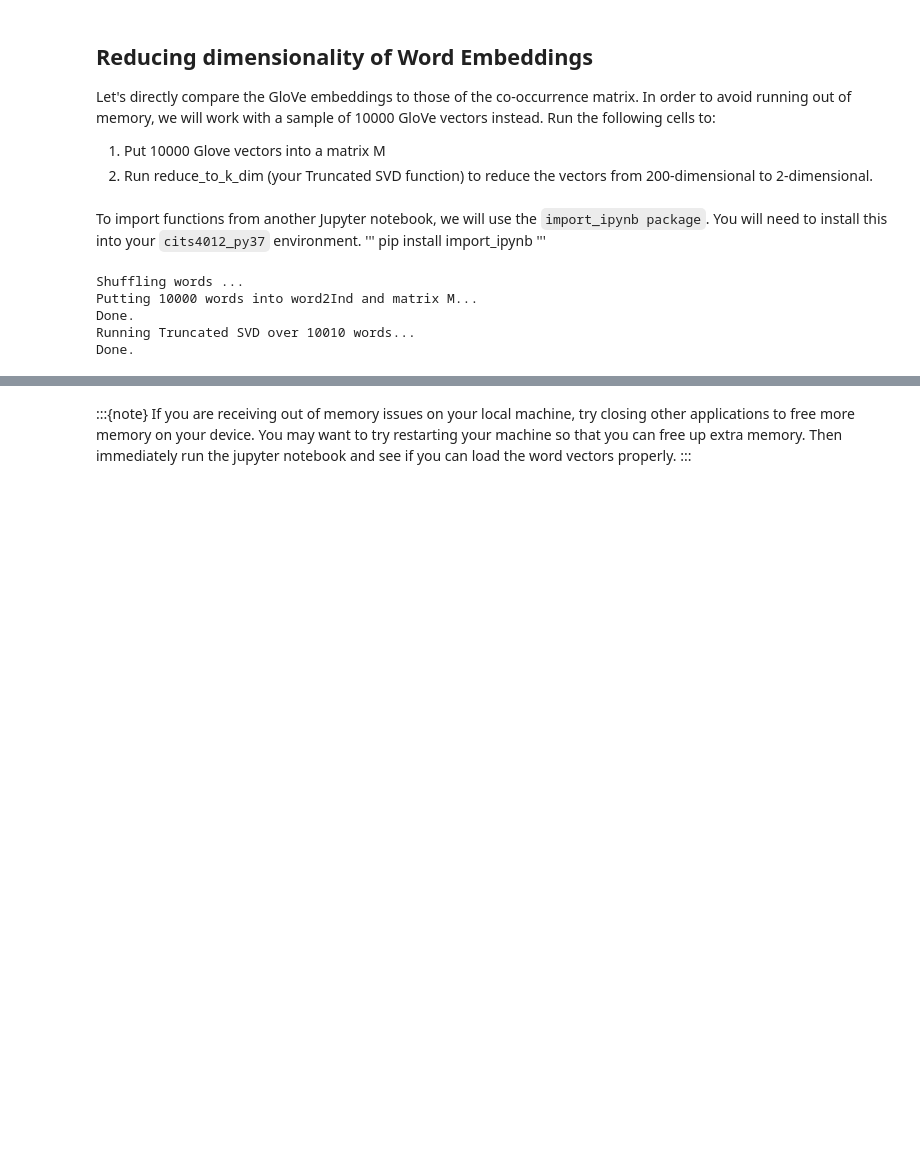
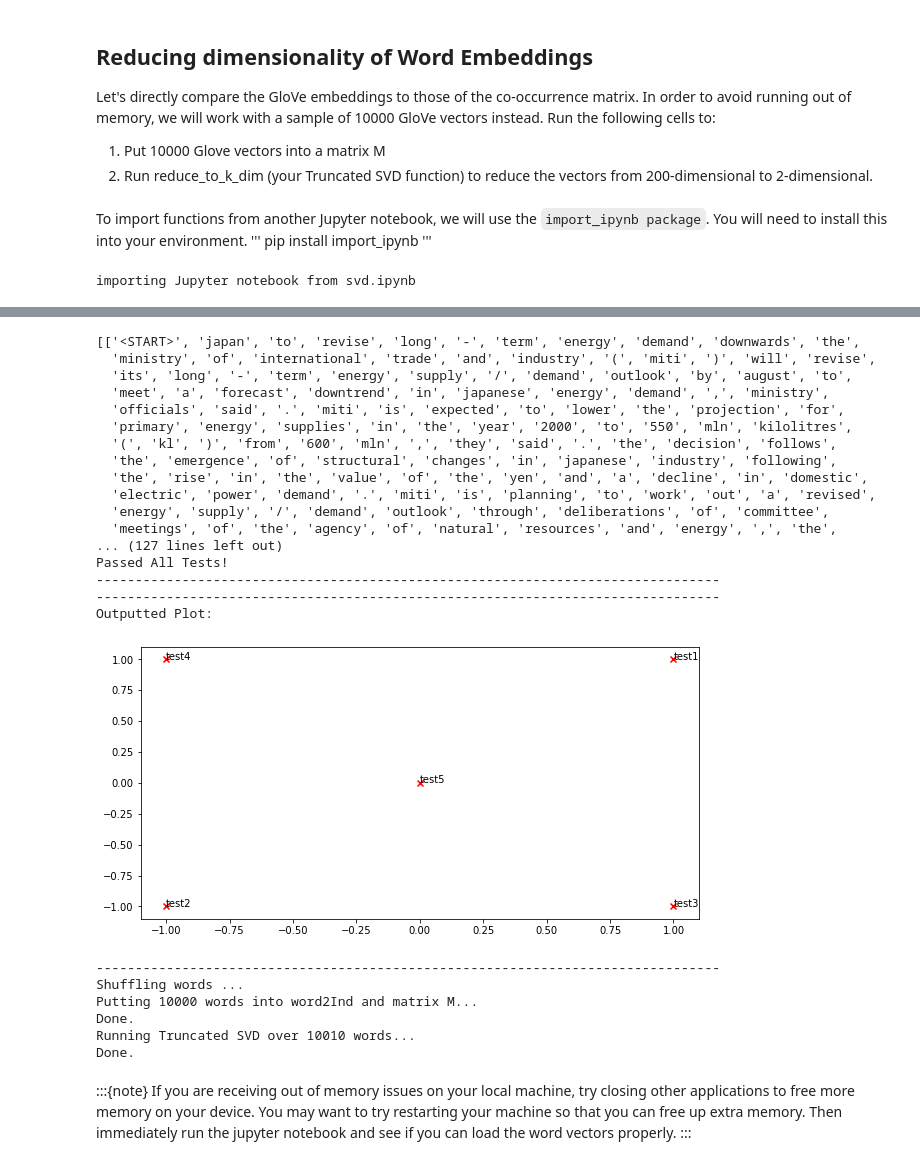
Before and after one commit to weiliu2k/CITS4012, a Jupyter notebook: _sources/embeddings/glove.ipynb, the cells around one changed output, grey strips where cells are left out. Drawn from its saved outputs; the diff is of its cells as text; code cells hidden in the pictures; blank space fills up the shorter version.

```diff
--- a/_sources/embeddings/glove.ipynb
+++ b/_sources/embeddings/glove.ipynb
@@ -71,7 +116,7 @@ Run the following cells to:
 1. Put 10000 Glove vectors into a matrix M
 2. Run reduce_to_k_dim (your Truncated SVD function) to reduce the vectors from 200-dimensional to 2-dimensional.
 # %% [markdown]
-To import functions from another Jupyter notebook, we will use the `import_ipynb package`. You will need to install this into your `cits4012_py37` environment.
+To import functions from another Jupyter notebook, we will use the `import_ipynb package`. You will need to install this into your environment.
 '''
 pip install import_ipynb
 '''
@@ -115,21 +160,17 @@ def get_matrix_of_vectors(wv_from_bin, required_words=['barrels', 'bpd', 'ecuado
     return M, word2Ind
 # %%
 import import_ipynb
-from word_vectors_svm import reduce_to_k_dim
+from svd import reduce_to_k_dim
 
 # -----------------------------------------------------------------
 # Run Cell to Reduce 200-Dimensional Word Embeddings to k Dimensions
 # Note: This should be quick to run
 # -----------------------------------------------------------------
-M, word2Ind = get_matrix_of_vectors(wv_from_bin)
+M, word2Ind = get_matrix_of_vectors(wv_pretrained)
 M_reduced = reduce_to_k_dim(M, k=2)
 
 # Rescale (normalize) the rows to make them each of unit-length
 M_lengths = np.linalg.norm(M_reduced, axis=1)
 M_reduced_normalized = M_reduced / M_lengths[:, np.newaxis] # broadcasting
 # %% [output]
-Shuffling words ...
-Putting 10000 words into word2Ind and matrix M...
-Done.
-Running Truncated SVD over 10010 words...
-Done.
+importing Jupyter notebook from svd.ipynb
@@ -136,3 +180,27 @@ Done.
+[['<START>', 'japan', 'to', 'revise', 'long', '-', 'term', 'energy', 'demand', 'downwards', 'the',
+  'ministry', 'of', 'international', 'trade', 'and', 'industry', '(', 'miti', ')', 'will', 'revise',
+  'its', 'long', '-', 'term', 'energy', 'supply', '/', 'demand', 'outlook', 'by', 'august', 'to',
+  'meet', 'a', 'forecast', 'downtrend', 'in', 'japanese', 'energy', 'demand', ',', 'ministry',
+  'officials', 'said', '.', 'miti', 'is', 'expected', 'to', 'lower', 'the', 'projection', 'for',
+  'primary', 'energy', 'supplies', 'in', 'the', 'year', '2000', 'to', '550', 'mln', 'kilolitres',
+  '(', 'kl', ')', 'from', '600', 'mln', ',', 'they', 'said', '.', 'the', 'decision', 'follows',
+  'the', 'emergence', 'of', 'structural', 'changes', 'in', 'japanese', 'industry', 'following',
+  'the', 'rise', 'in', 'the', 'value', 'of', 'the', 'yen', 'and', 'a', 'decline', 'in', 'domestic',
+  'electric', 'power', 'demand', '.', 'miti', 'is', 'planning', 'to', 'work', 'out', 'a', 'revised',
+  'energy', 'supply', '/', 'demand', 'outlook', 'through', 'deliberations', 'of', 'committee',
+  'meetings', 'of', 'the', 'agency', 'of', 'natural', 'resources', 'and', 'energy', ',', 'the',
+... (127 lines left out)
+Passed All Tests!
+--------------------------------------------------------------------------------
+--------------------------------------------------------------------------------
+Outputted Plot:
+[figure, added]
+--------------------------------------------------------------------------------
+Shuffling words ...
+Putting 10000 words into word2Ind and matrix M...
+Done.
+Running Truncated SVD over 10010 words...
+Done.
 # %% [markdown]
 :::{note}
 If you are receiving out of memory issues on your local machine, try closing other applications to free more memory on your device. You may want to try restarting your machine so that you can free up extra memory. Then immediately run the jupyter notebook and see if you can load the word vectors properly.
```
Also changed, not shown: parts of 9 cells of this notebook, 13 other files.
